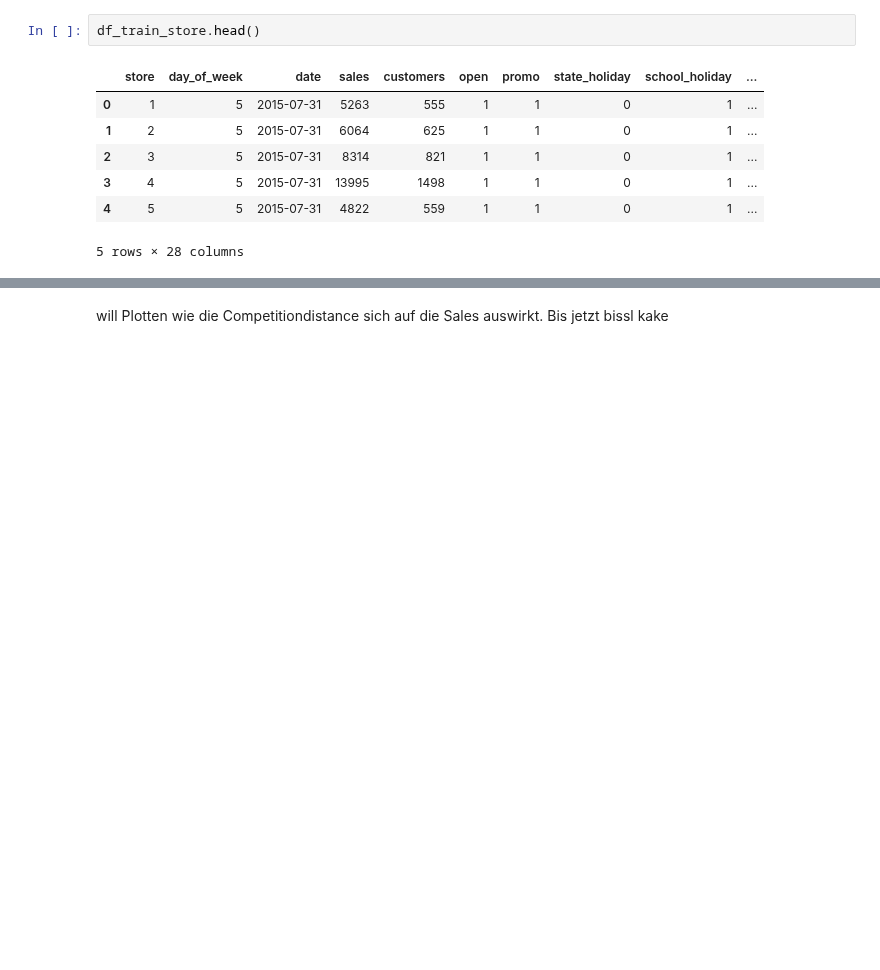
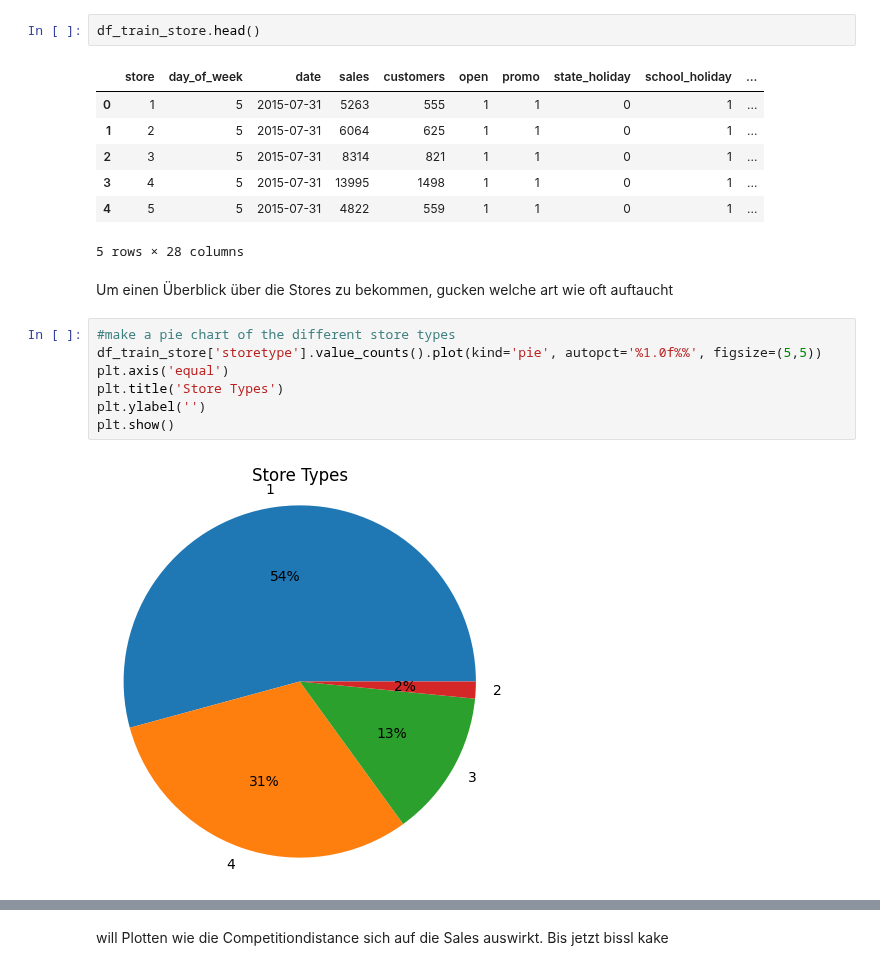
Before and after one commit to Bratpfannengamer/Rossmann, a Jupyter notebook: notebookV2_Lasse.ipynb, the cells around one changed output, grey strips where cells are left out. Saved outputs shown, nothing was run; the diff lists cells and outputs as text; blank space fills up the shorter version.

```diff
--- a/notebookV2_Lasse.ipynb
+++ b/notebookV2_Lasse.ipynb
@@ -254,3 +254,14 @@ df_train_store.head()
 | 3 | 4 | 5 | 2015-07-31 | 13995 | 1498 | 1 | 1 | 0 | 1 | ... |
 | 4 | 5 | 5 | 2015-07-31 | 4822 | 559 | 1 | 1 | 0 | 1 | ... |
 5 rows × 28 columns
+# %% [markdown]
+Um einen Überblick über die Stores zu bekommen, gucken welche art wie oft auftaucht
+# %%
+#make a pie chart of the different store types
+df_train_store['storetype'].value_counts().plot(kind='pie', autopct='%1.0f%%', figsize=(5,5))
+plt.axis('equal')
+plt.title('Store Types')
+plt.ylabel('')
+plt.show()
+# %% [output]
+[figure, added]
```
Also changed, not shown: parts of 12 cells of this notebook.
